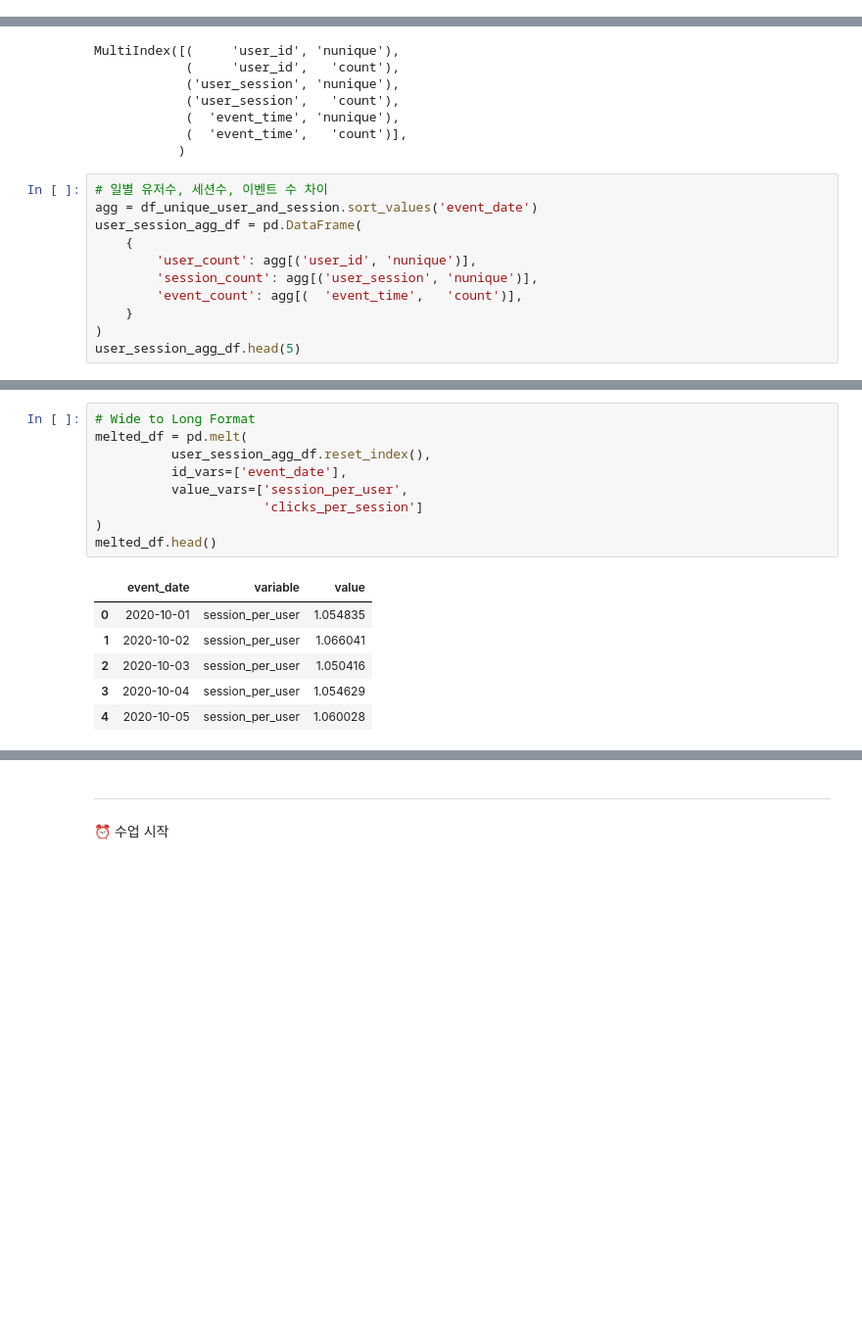
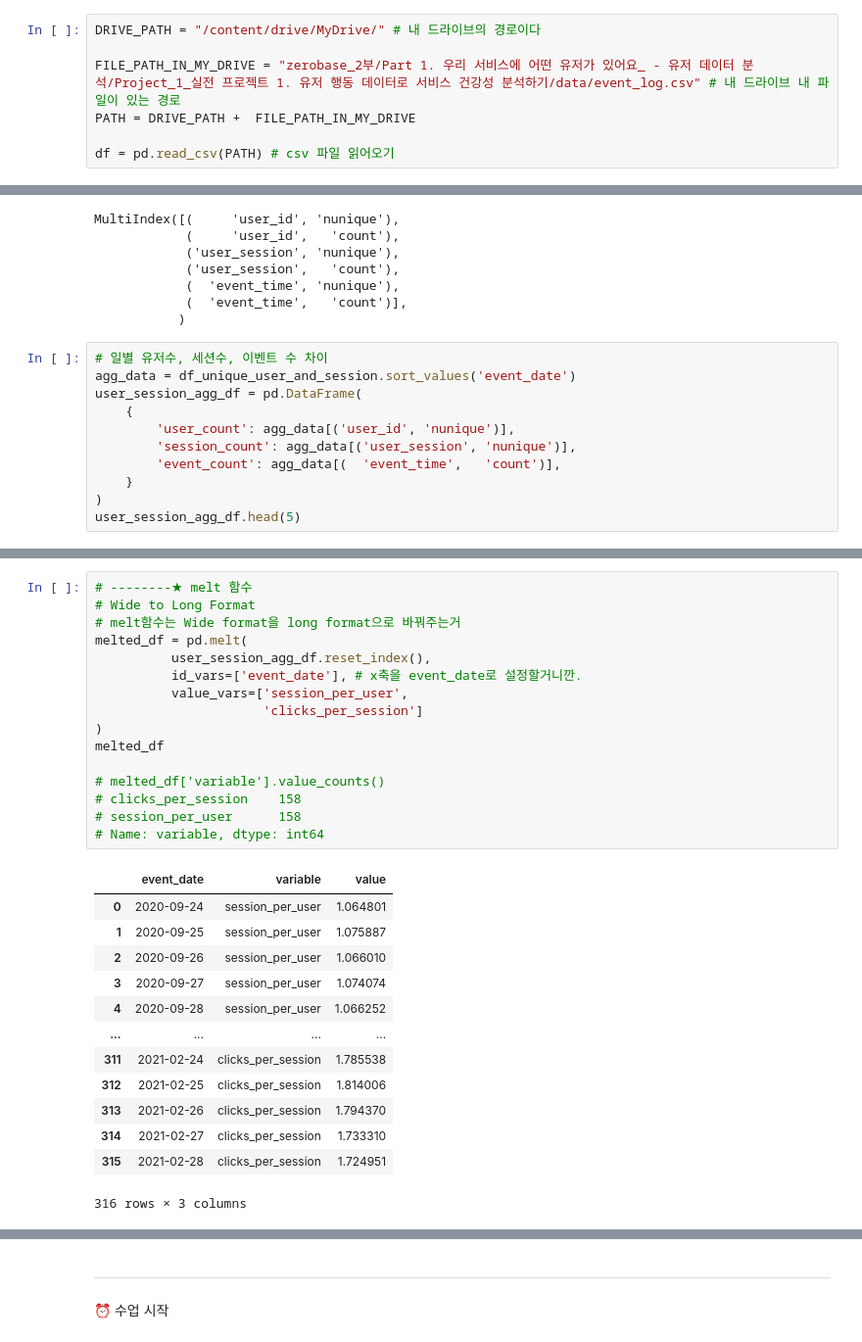
Before and after one commit to tkasod2/TIL, a Jupyter notebook: zerobase/study/실전_프로젝트_1_유저_행동_데이터로_서비스_건강성_분석하기.ipynb, the cells around one changed output, grey strips where cells are left out. Shown at 98% size. Saved outputs shown, nothing was run; the diff lists cells and outputs as text; blank space fills up the shorter version.

```diff
--- a/zerobase/study/실전_프로젝트_1_유저_행동_데이터로_서비스_건강성_분석하기.ipynb
+++ b/zerobase/study/실전_프로젝트_1_유저_행동_데이터로_서비스_건강성_분석하기.ipynb
@@ -488,6 +489,13 @@ dau_mau_ratio : 0.0369
 ⏰ 수업 시작
 # %% [markdown]
 # 🌴 지표 2. 유저수와 세션수
+# %%
+DRIVE_PATH = "/content/drive/MyDrive/" # 내 드라이브의 경로이다
+
+FILE_PATH_IN_MY_DRIVE = "zerobase_2부/Part 1. 우리 서비스에 어떤 유저가 있어요_ - 유저 데이터 분석/Project_1_실전 프로젝트 1. 유저 행동 데이터로 서비스 건강성 분석하기/data/event_log.csv" # 내 드라이브 내 파일이 있는 경로
+PATH = DRIVE_PATH +  FILE_PATH_IN_MY_DRIVE
+
+df = pd.read_csv(PATH) # csv 파일 읽어오기
 # %%
 # 원래는 세션을 따로 정의하고 만들어야 하지만, 해당 데이터셋에는 이미 만들어져 있다.
 # 보통 각 페이지 뷰 간 30분 이상 차이날 때 새 세션으로 간주한다.
@@ -537,12 +560,12 @@ MultiIndex([(     'user_id', 'nunique'),
            )
 # %%
 # 일별 유저수, 세션수, 이벤트 수 차이
-agg = df_unique_user_and_session.sort_values('event_date')
+agg_data = df_unique_user_and_session.sort_values('event_date')
 user_session_agg_df = pd.DataFrame(
     {
-        'user_count': agg[('user_id', 'nunique')],
-        'session_count': agg[('user_session', 'nunique')],
-        'event_count': agg[(  'event_time',   'count')],
+        'user_count': agg_data[('user_id', 'nunique')],
+        'session_count': agg_data[('user_session', 'nunique')],
+        'event_count': agg_data[(  'event_time',   'count')],
     }
 )
 user_session_agg_df.head(5)
@@ -577,19 +620,33 @@ user_session_agg_df.head()
 # %%
+# --------★ melt 함수
 # Wide to Long Format
+# melt함수는 Wide format을 long format으로 바꿔주는거
 melted_df = pd.melt(
           user_session_agg_df.reset_index(),
-          id_vars=['event_date'],
+          id_vars=['event_date'], # x축을 event_date로 설정할거니깐.
           value_vars=['session_per_user',
                       'clicks_per_session']
 )
-melted_df.head()
+melted_df
+
+# melted_df['variable'].value_counts()
+# clicks_per_session    158
+# session_per_user      158
+# Name: variable, dtype: int64
 # %% [output]
 |  | event_date | variable | value |
-| 0 | 2020-10-01 | session_per_user | 1.054835 |
-| 1 | 2020-10-02 | session_per_user | 1.066041 |
-| 2 | 2020-10-03 | session_per_user | 1.050416 |
-| 3 | 2020-10-04 | session_per_user | 1.054629 |
-| 4 | 2020-10-05 | session_per_user | 1.060028 |
+| 0 | 2020-09-24 | session_per_user | 1.064801 |
+| 1 | 2020-09-25 | session_per_user | 1.075887 |
+| 2 | 2020-09-26 | session_per_user | 1.066010 |
+| 3 | 2020-09-27 | session_per_user | 1.074074 |
+| 4 | 2020-09-28 | session_per_user | 1.066252 |
+| ... | ... | ... | ... |
+| 311 | 2021-02-24 | clicks_per_session | 1.785538 |
+| 312 | 2021-02-25 | clicks_per_session | 1.814006 |
+| 313 | 2021-02-26 | clicks_per_session | 1.794370 |
+| 314 | 2021-02-27 | clicks_per_session | 1.733310 |
+| 315 | 2021-02-28 | clicks_per_session | 1.724951 |
+316 rows × 3 columns
 # %%
 sns.set_theme(style="whitegrid", palette="pastel") # 테마를 설정한다
 plt.rc('font', family='NanumBarunGothic') # 폰트를 설정한다
```
Also changed, not shown: parts of 51 cells of this notebook.
